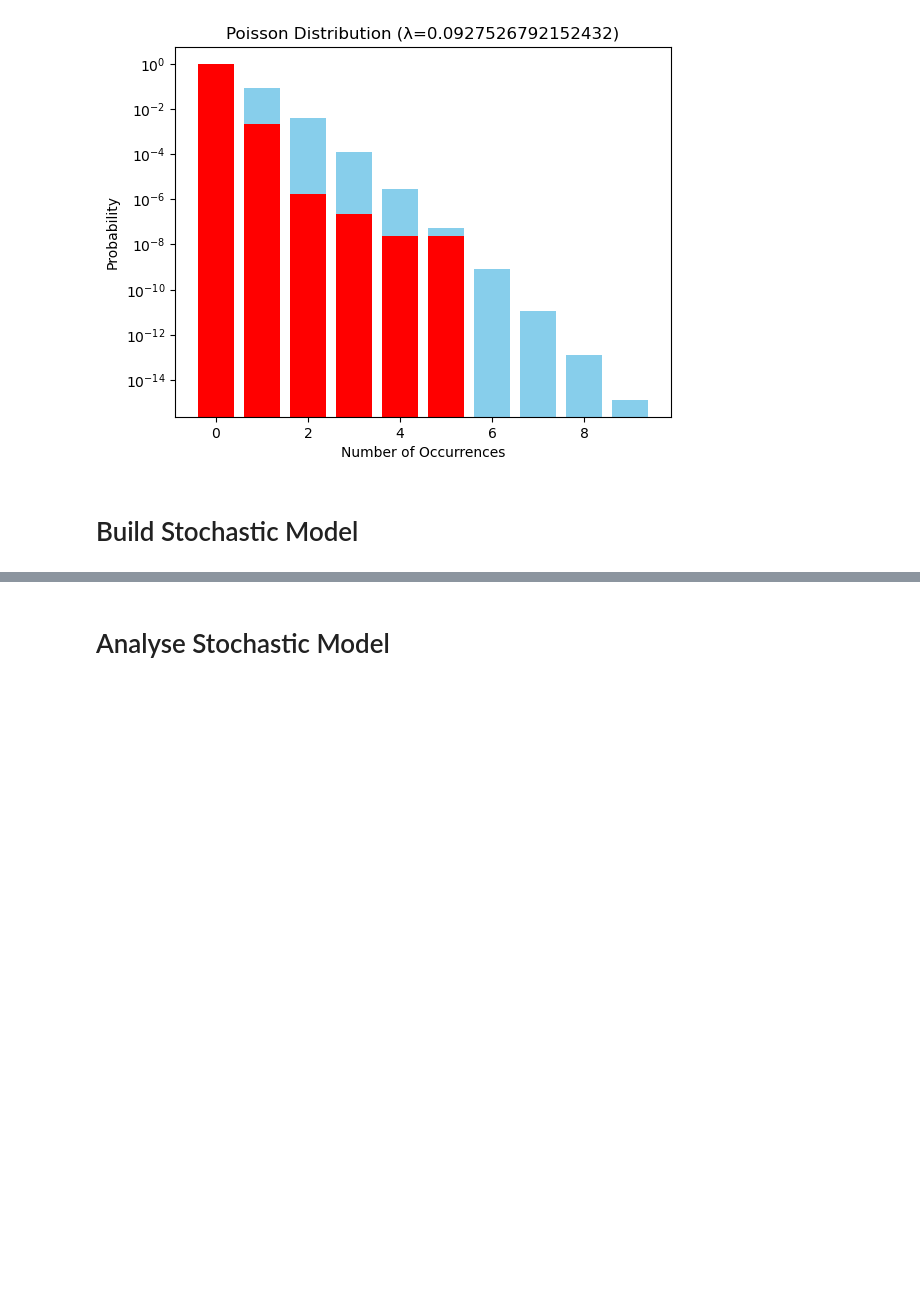
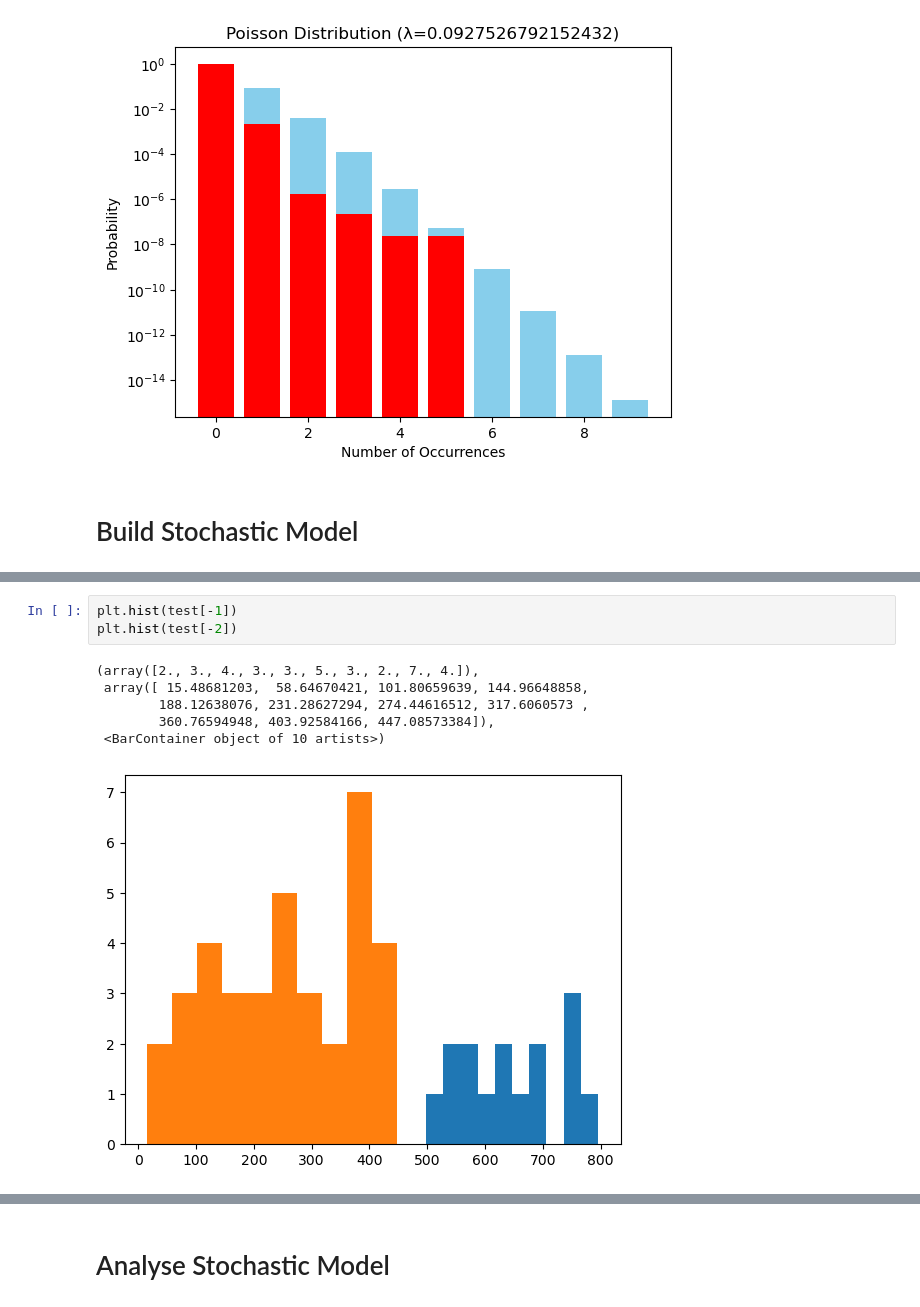
Before and after one commit to UoB-DSMP-2023-24/dsmp-2024-group-19, a Jupyter notebook: Stochastic/Simul1.ipynb, the cells around one changed output, grey strips where cells are left out. Cells and saved outputs as stored; diff of their text form; blank space fills up the shorter version.

```diff
--- a/Stochastic/Simul1.ipynb
+++ b/Stochastic/Simul1.ipynb
@@ -222,0 +242,10 @@ plt.plot(test[2], test[3])
+# %%
+plt.hist(test[-1])
+plt.hist(test[-2])
+# %% [output]
+(array([2., 3., 4., 3., 3., 5., 3., 2., 7., 4.]),
+ array([ 15.48681203,  58.64670421, 101.80659639, 144.96648858,
+        188.12638076, 231.28627294, 274.44616512, 317.6060573 ,
+        360.76594948, 403.92584166, 447.08573384]),
+ <BarContainer object of 10 artists>)
+[figure, added]
```
Also changed, not shown: parts of 9 cells of this notebook.
